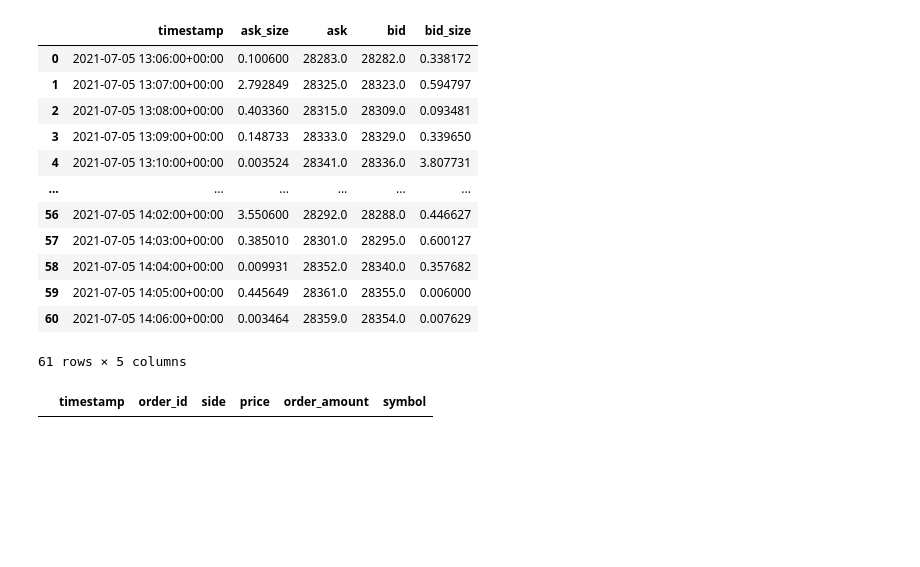
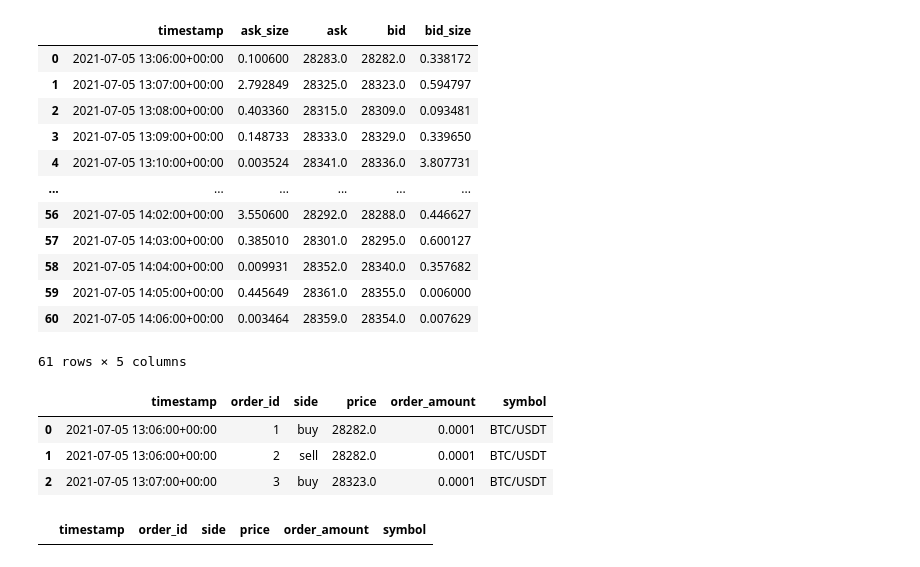
Before and after one commit to waldensanchez/Market-Making-Bot-Sample, a Jupyter notebook: Progress.ipynb, the cells around one changed output. Saved outputs shown, nothing was run; the diff lists cells and outputs as text; code cells hidden in the pictures; blank space fills up the shorter version.

```diff
--- a/Progress.ipynb
+++ b/Progress.ipynb
@@ -70,9 +59,12 @@ except:
 # %%
 def order_id(col):
-    if col == 'id':
-        return 1
-    elif col == 'index':
+    if col == 'order_id':
         try:
-            return df_orders.index[0] + 1
+            return df_orders['order_id'].iloc[-1] + 1
+        except:
+            return 1
+    if col == 'index':
+        try:
+            return df_orders.index[-1] + 1
         except:
             return 0
@@ -83,12 +70,0 @@ order_id('index')
-# %%
-def order_id(col):
-    if col == 'order_id':
-        try:
-            return df_orders['order_id'].iloc[-1] + 1
-        except:
-            return 1
-    if col == 'index':
-        try:
-            return df_orders.index[0] + 1
-        except:
-            return 0
@@ -107,17 +71,17 @@ df_orders
 # %%
 # ----- Order Placement Function
-def order_placement(df, ts, position):
+def order_placement(df, ts, position, order_id_passed):
     i = order_id('index')
     if position == 'buy':
         df_orders.at[i, 'timestamp'] = df['timestamp'].iloc[ts]
-        df_orders.at[i, 'order_id'] = order_id(col = 'id')
+        df_orders.at[i, 'order_id'] = order_id_passed
         df_orders.at[i, 'side'] = 'buy'
         df_orders.at[i, 'price'] = df['bid'].iloc[ts]
         df_orders.at[i, 'order_amount'] = 0.0001
         df_orders.at[i, 'symbol'] = 'BTC/USDT'
     else:
         df_orders.at[i, 'timestamp'] = df['timestamp'].iloc[ts]
-        df_orders.at[i, 'order_id'] = order_id(col = 'id')
+        df_orders.at[i, 'order_id'] = order_id_passed
         df_orders.at[i, 'side'] = 'sell'
         df_orders.at[i, 'price'] = df['bid'].iloc[ts]
         df_orders.at[i, 'order_amount'] = 0.0001
@@ -192,30 +144,39 @@ df_bitfinex_tob
 61 rows × 5 columns
 # %%
 order_placement(df = df_bitfinex_tob,
-                    ts = 0,
-                    position = "buy")
+                ts = 0,
+                position = "buy",
+                order_id_passed = order_id("order_id"))
 order_placement(df = df_bitfinex_tob,
-                    ts = 0,
-                    position = "sell")
+                ts = 0,
+                position = "sell",
+                order_id_passed = order_id("order_id"))
 
 volume_fill_ask =  0
 
 iteration = 1
 
 filled_amount_bid = position_valuation(
     size_variation  = df_bitfinex_tob['bid_size'].iloc[iteration] - df_bitfinex_tob['bid_size'].iloc[iteration - 1],
     price_variation = df_bitfinex_tob['bid'].iloc[iteration] - df_orders[df_orders['side'] == 'buy'].iloc[0]['price'],
     operation = 'bid',
     constant_position_base = df_orders[df_orders['side'] == 'buy'].iloc[0]['order_amount'] - volume_fill_ask
     )
 
 volume_fill_ask = volume_fill_ask + filled_amount_bid
 buy_size_whole = df_orders[df_orders['side'] == 'buy'].iloc[0]['order_amount']
 
 if volume_fill_ask == buy_size_whole:
     order_placement(df = df_bitfinex_tob,
-                    i = iteration,
-                    position = "buy")
+                    ts = iteration,
+                    position = "buy",
+                    order_id_passed = order_id("order_id"))
+df_orders
+# %% [output]
+|  | timestamp | order_id | side | price | order_amount | symbol |
+| 0 | 2021-07-05 13:06:00+00:00 | 1 | buy | 28282.0 | 0.0001 | BTC/USDT |
+| 1 | 2021-07-05 13:06:00+00:00 | 2 | sell | 28282.0 | 0.0001 | BTC/USDT |
+| 2 | 2021-07-05 13:07:00+00:00 | 3 | buy | 28323.0 | 0.0001 | BTC/USDT |
 # %%
 df_orders
 # %% [output]
```
Also changed, not shown: parts of 6 cells of this notebook.
